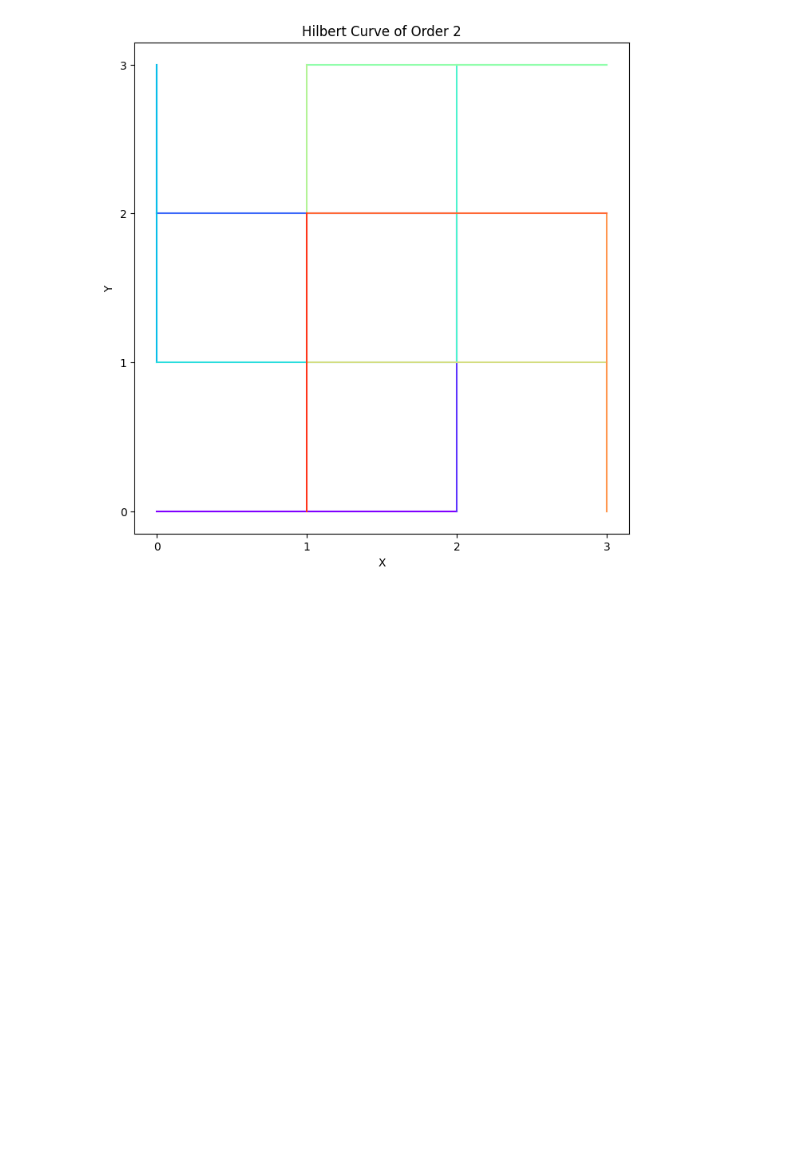
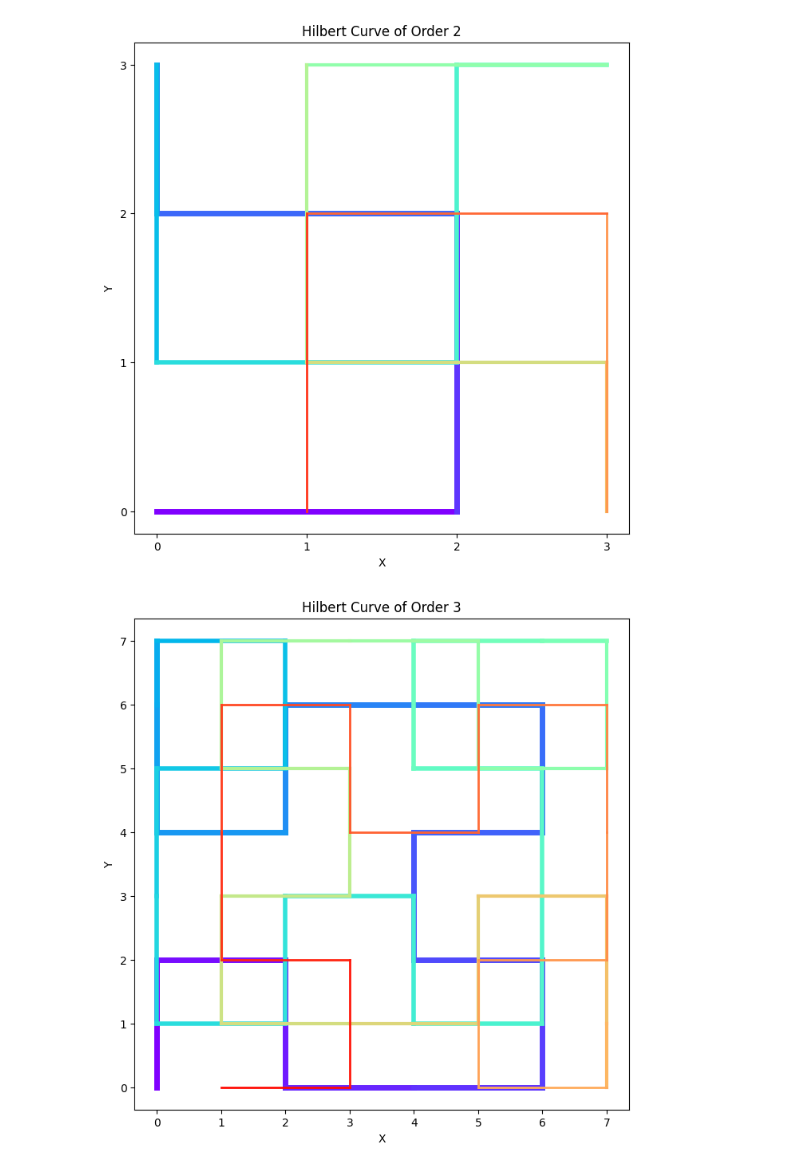
Before and after one commit to Zhgma/LION, a Jupyter notebook: tools/hilbert_curves/plot_hilbert_curve.ipynb, the cells around one changed output. Saved outputs shown, nothing was run; the diff lists cells and outputs as text; code cells hidden in the pictures; blank space fills up the shorter version.

```diff
--- a/tools/hilbert_curves/plot_hilbert_curve.ipynb
+++ b/tools/hilbert_curves/plot_hilbert_curve.ipynb
@@ -95,7 +99,7 @@ def plot_hilbert_curve_es(order):
         order (int): 曲线的阶数。
     """
     # 加载Hilbert曲线的张量
-    curve_tensor = torch.load(f'../../data/hilbert/hilbert_curve_es_rank_{order}.pth').cpu()
+    curve_tensor = torch.load(f'../../data/hilbert/hilbert_curve_es_order_{order}.pth').cpu()
     s = 1<<(order-1)
     # curve_es = torch.cat([curve_tensor + i*s*s for i in range(4)], dim=0)
 
@@ -110,35 +114,38 @@ def plot_hilbert_curve_es(order):
     #               (y%2)*(1-x%2)*((y//2)*2*s+(x//2+s)) + \
     #               (1-y%2)*(x%2)*((y//2+s)*2*s+(x//2)) + \
     #               (y%2)*(x%2)*((y//2+s)*2*s+(x//2+s))
     hil_inds = curve_tensor[flat_coords].long()
     inds_curt_to_next = torch.argsort(hil_inds)
     x_coords = x[inds_curt_to_next]
     y_coords = y[inds_curt_to_next]
 
     # x_coords = x_coords[:4]
     # y_coords = y_coords[:4]
 
     # 生成颜色映射
     colors = plt.cm.rainbow(np.linspace(0, 1, len(x_coords)))
+    linewidth = [5] * (len(x_coords) // 4) + [4] * (len(x_coords) // 4) + [3] * (len(x_coords) // 4) + [2] * (len(x_coords) - 3 * (len(x_coords) // 4))
 
     # 绘制Hilbert曲线
     plt.figure(figsize=(8, 8))
     for i in range(len(x_coords) - 1):
-        plt.plot(x_coords[i:i+2], y_coords[i:i+2], color=colors[i])
+        plt.plot(x_coords[i:i+2], y_coords[i:i+2], color=colors[i], linewidth=linewidth[i])
     # plt.plot(x_coords, y_coords, marker='o')
     plt.title(f'Hilbert Curve of Order {order}')
     plt.xlabel('X')
     plt.ylabel('Y')
     plt.grid(False)
     # 设置刻度步长为1
     plt.xticks(range(min(x_coords), max(x_coords) + 1, 1))
     plt.yticks(range(min(y_coords), max(y_coords) + 1, 1))
 
     plt.show()
 
 plot_hilbert_curve_es(2)
+plot_hilbert_curve_es(3)
 # %% [output]
-[figure, old version]
+[figure, new version]
+[figure, added]
 # %%
 def plot_hilbert_curve_es_3d(order, z_dim = 6):
     """
```
Also changed, not shown: parts of 3 cells of this notebook, 7 other files.
